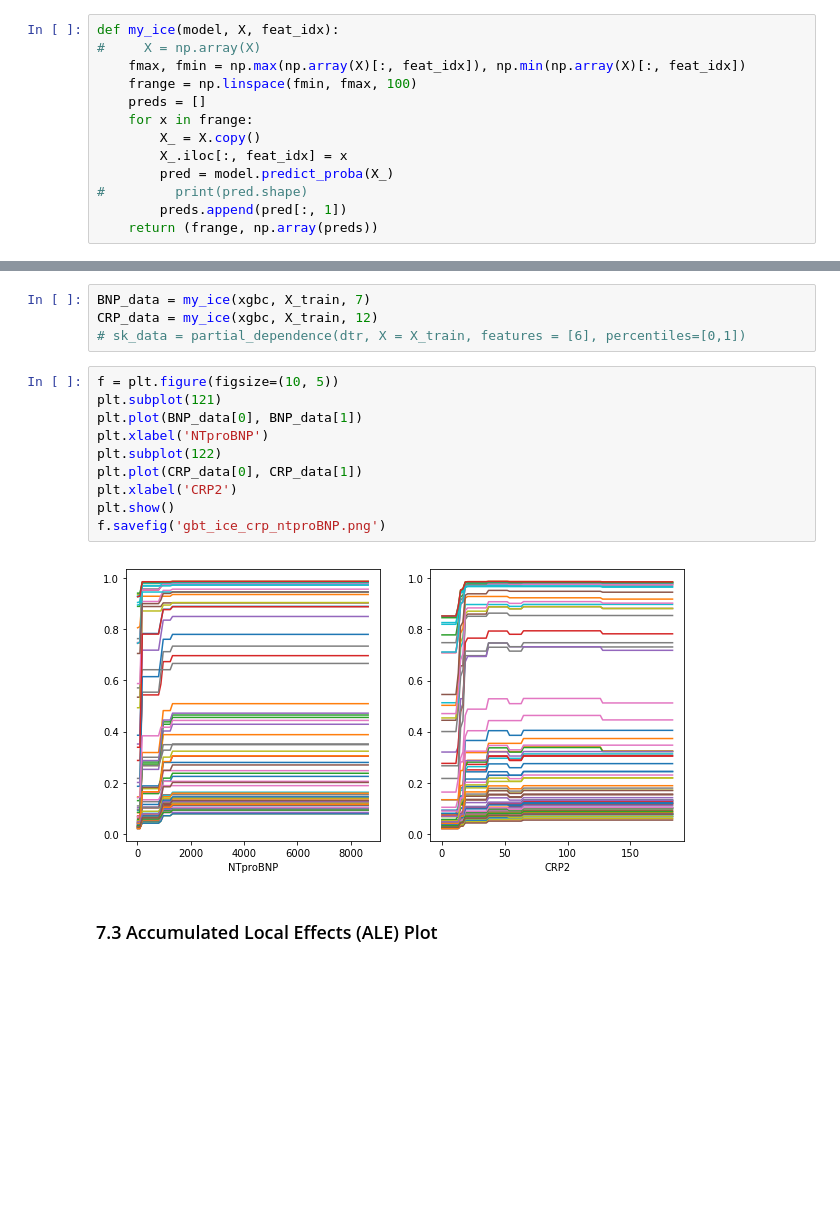
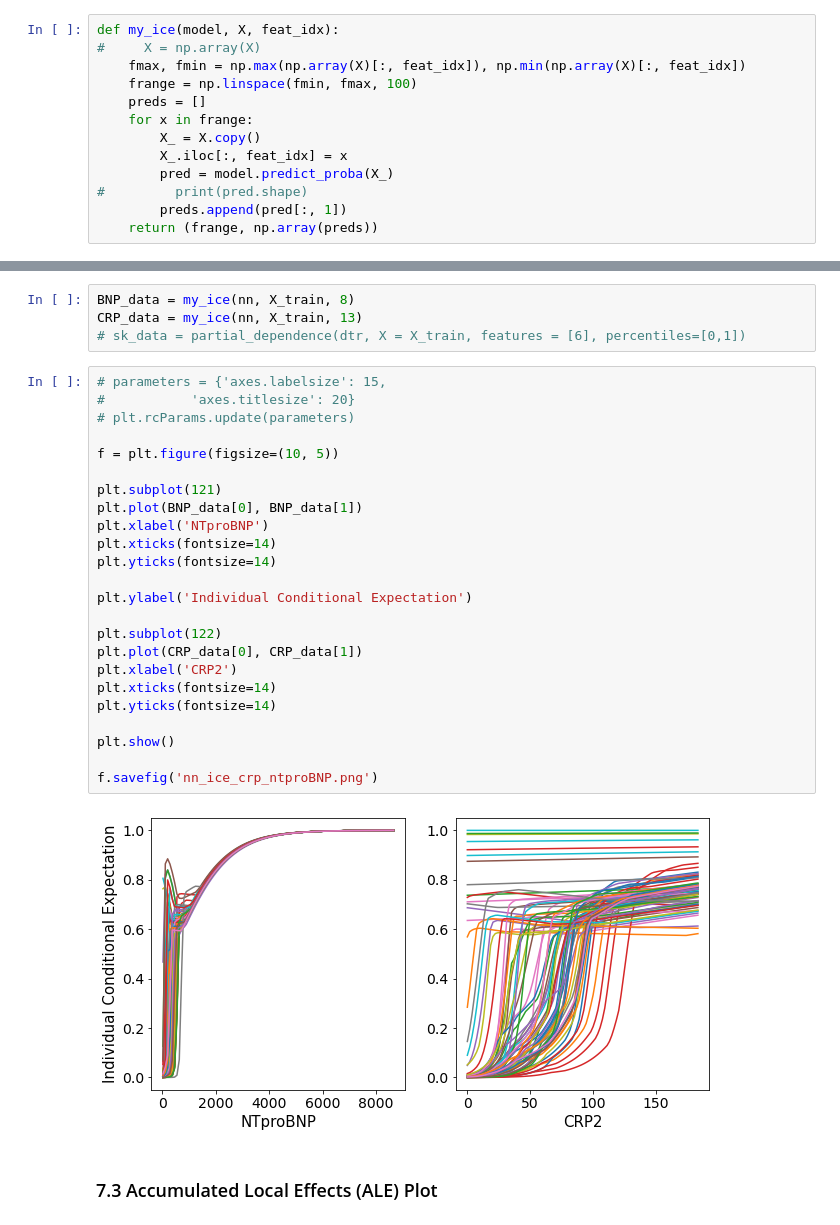
Before and after one commit to wuhanstudio/notebooks, a Jupyter notebook: _notebooks/2020-11-12-covid.ipynb, the cells around one changed output, grey strips where cells are left out. Cells and saved outputs as stored; diff of their text form; blank space fills up the shorter version.

```diff
--- a/_notebooks/2020-08-22-covid.ipynb
+++ b/_notebooks/2020-11-12-covid.ipynb
@@ -1008,19 +936,33 @@ def my_ice(model, X, feat_idx):
 # %%
-BNP_data = my_ice(xgbc, X_train, 7)
-CRP_data = my_ice(xgbc, X_train, 12)
+BNP_data = my_ice(nn, X_train, 8)
+CRP_data = my_ice(nn, X_train, 13)
 # sk_data = partial_dependence(dtr, X = X_train, features = [6], percentiles=[0,1])
 # %%
+# parameters = {'axes.labelsize': 15,
+#           'axes.titlesize': 20}
+# plt.rcParams.update(parameters)
+
 f = plt.figure(figsize=(10, 5))
+
 plt.subplot(121)
 plt.plot(BNP_data[0], BNP_data[1])
 plt.xlabel('NTproBNP')
+plt.xticks(fontsize=14)
+plt.yticks(fontsize=14)
+
+plt.ylabel('Individual Conditional Expectation')
+
 plt.subplot(122)
 plt.plot(CRP_data[0], CRP_data[1])
 plt.xlabel('CRP2')
+plt.xticks(fontsize=14)
+plt.yticks(fontsize=14)
+
 plt.show()
-f.savefig('gbt_ice_crp_ntproBNP.png')
+
+f.savefig('nn_ice_crp_ntproBNP.png')
 # %% [output]
-[figure, old version]
+[figure, new version]
 # %% [markdown]
 ### 7.3 Accumulated Local Effects (ALE) Plot
 # %%
```
Also changed, not shown: parts of 55 cells of this notebook.
